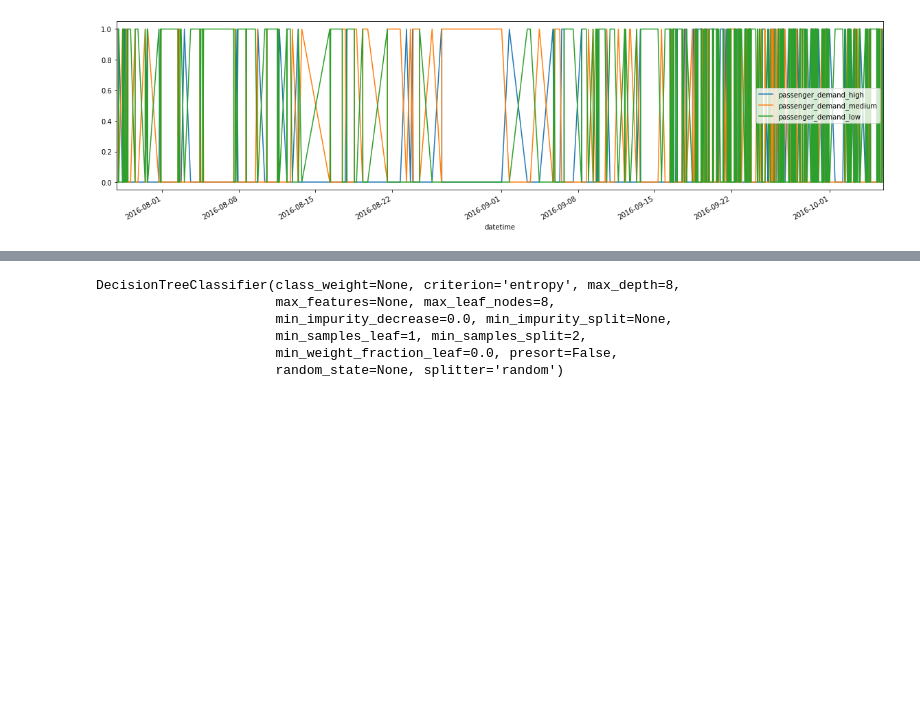
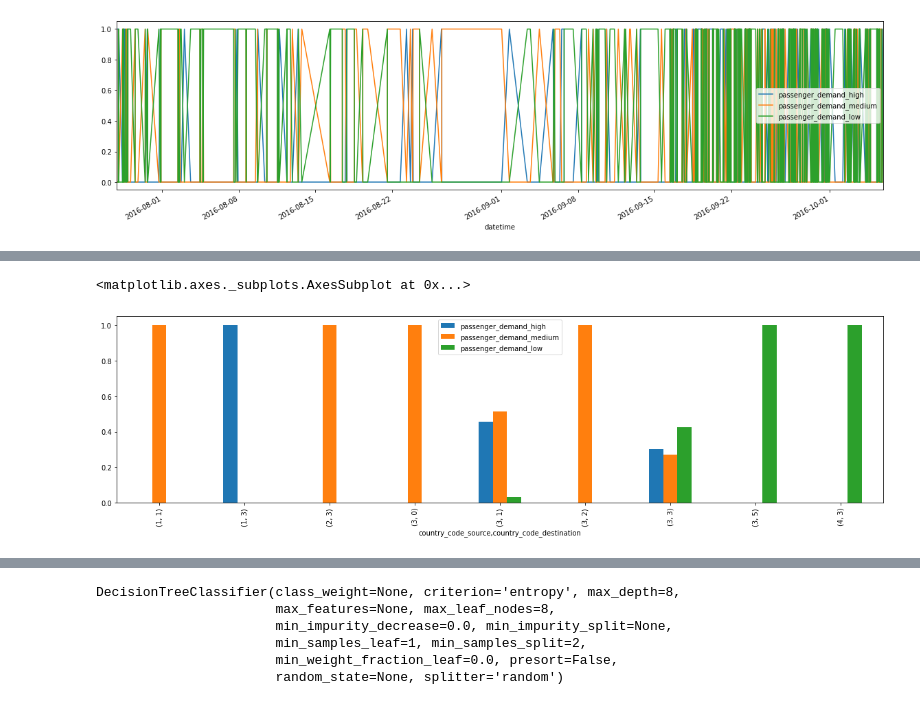
Before and after one commit to NarendraBabuOggu/Machine-Learning, a Jupyter notebook: hitachi_new.ipynb, the cells around one changed output, grey strips where cells are left out. Cells and saved outputs as stored; diff of their text form; code cells hidden in the pictures; blank space fills up the shorter version.

```diff
--- a/hitachi_new.ipynb
+++ b/hitachi_new.ipynb
@@ -306,0 +317,4 @@ test_data[['station_high_prob', 'station_low_prob', 'station_medium_prob', 'trai
+# %%
+hours_df = train_data.groupby(['hours'])['passenger_demand_high', 'passenger_demand_medium', 'passenger_demand_low'].mean()
+hours_df.columns = ['hour_high_prob', 'hour_medium_prob', 'hour_low_prob']
+hours_df
@@ -306,0 +340,4 @@ test_data[['station_high_prob', 'station_low_prob', 'station_medium_prob', 'trai
+# %%
+hours_df.reset_index(inplace=True)
+train_data = train_data.merge(hours_df, left_on='hours', right_on = 'hours', how='left')
+train_data
@@ -306,0 +358,4 @@ test_data[['station_high_prob', 'station_low_prob', 'station_medium_prob', 'trai
+# %%
+minutes_df = train_data.groupby(['minutes'])['passenger_demand_high', 'passenger_demand_medium', 'passenger_demand_low'].mean()
+minutes_df.columns = ['minute_high_prob', 'minute_medium_prob', 'minute_low_prob']
+minutes_df
@@ -306,0 +381,4 @@ test_data[['station_high_prob', 'station_low_prob', 'station_medium_prob', 'trai
+# %%
+minutes_df.reset_index(inplace=True)
+train_data = train_data.merge(minutes_df, left_on='minutes', right_on = 'minutes', how='left')
+train_data
@@ -306,0 +399,6 @@ test_data[['station_high_prob', 'station_low_prob', 'station_medium_prob', 'trai
+# %%
+train_data.groupby(['country_code_source', 'country_code_destination'
+                   ])['passenger_demand_high', 'passenger_demand_medium', 'passenger_demand_low'].mean().plot.bar(figsize=(20, 5))
+# %% [output]
+<matplotlib.axes._subplots.AxesSubplot at 0x...>
+[figure, added]
```
Also changed, not shown: parts of 58 cells of this notebook.
